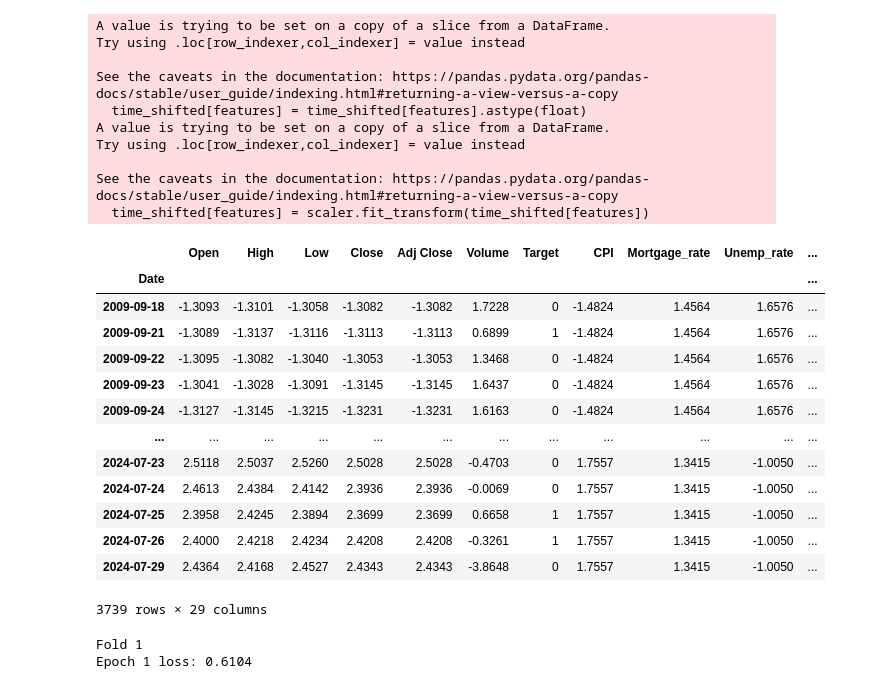
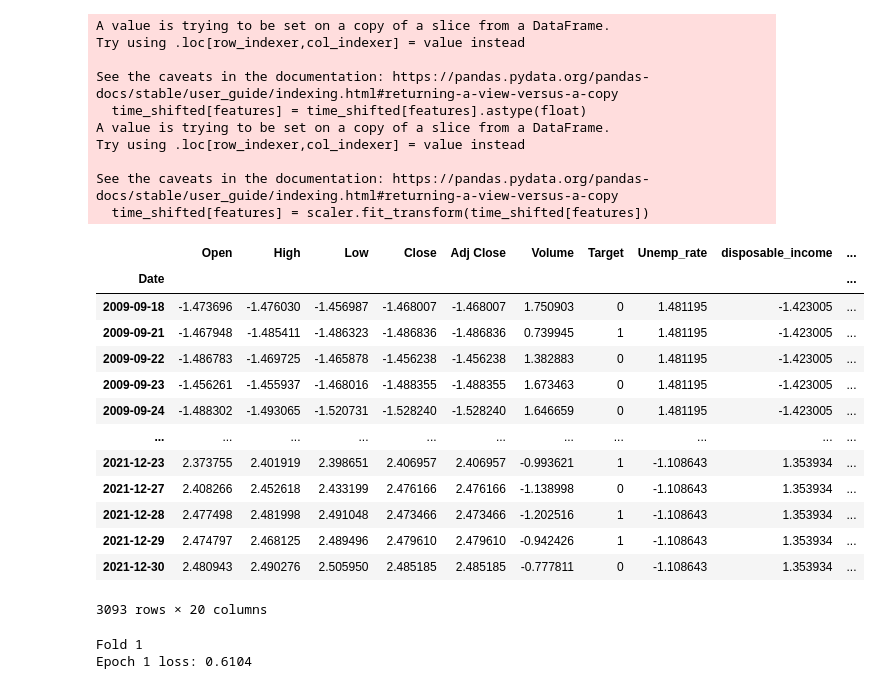
Before and after one commit to sam-tompkins/Sam-Tompkins-Public-Repository, a Jupyter notebook: irp_pipeline_nocuda_nocv.ipynb, the cells around one changed output. Saved outputs shown, nothing was run; the diff lists cells and outputs as text; code cells hidden in the pictures.

Commit message:
redoing datasets

```diff
--- a/irp_pipeline_nocuda_nocv.ipynb
+++ b/irp_pipeline_nocuda_nocv.ipynb
@@ -21,15 +21,14 @@ root.withdraw()
 def prep(dataset):
     scaler = StandardScaler()
 
-    macro_path1 = r"C:\Users\samto\Desktop\IRP DATA-20240724T195545Z-001\raw_data\IRP DATASET  - Copy of US_macroeconomics.csv"
-    macro_path2 = r"C:\Users\samto\Desktop\IRP DATA-20240724T195545Z-001\raw_data\^VIX.csv"
-    macro_path3 = r"C:\Users\samto\Desktop\IRP DATA-20240724T195545Z-001\raw_data\CORESTICKM159SFRBATL.csv"
+    macro_path1 = r"C:\Users\samto\Desktop\IRP DATA-20240724T195545Z-001\raw_data\unemployment.csv"
+    macro_path2 = r"C:\Users\samto\Desktop\IRP DATA-20240724T195545Z-001\raw_data\disposable_income.csv"
+    macro_path3 = r"C:\Users\samto\Desktop\IRP DATA-20240724T195545Z-001\raw_data\cpi.csv"
     macro_path4 = r"C:\Users\samto\Desktop\IRP DATA-20240724T195545Z-001\raw_data\FFR.csv"
-    macro_path5 = r"C:\Users\samto\Desktop\IRP DATA-20240724T195545Z-001\raw_data\GDP.csv"
-    macro_path6 = r"C:\Users\samto\Desktop\IRP DATA-20240724T195545Z-001\raw_data\VIX9D_History.csv"
-    macro_path7 = r"C:\Users\samto\Desktop\IRP DATA-20240724T195545Z-001\raw_data\GVZ_History.csv"
-    macro_path8 = r"C:\Users\samto\Desktop\IRP DATA-20240724T195545Z-001\raw_data\OVX_History.csv"
-    macro_path9 = r"C:\Users\samto\Desktop\IRP DATA-20240724T195545Z-001\raw_data\VVIX_History.csv"
+    macro_path5 = r"C:\Users\samto\Desktop\IRP DATA-20240724T195545Z-001\raw_data\mortgage.csv"
+    macro_path6 = r"C:\Users\samto\Desktop\IRP DATA-20240724T195545Z-001\raw_data\GVZ_History.csv"
+    macro_path7 = r"C:\Users\samto\Desktop\IRP DATA-20240724T195545Z-001\raw_data\OVX_History.csv"
+    macro_path8 = r"C:\Users\samto\Desktop\IRP DATA-20240724T195545Z-001\raw_data\VVIX_History.csv"
     macro_data1 = pd.read_csv(macro_path1)
     macro_data2 = pd.read_csv(macro_path2)
     macro_data3 = pd.read_csv(macro_path3)
@@ -38,14 +37,13 @@ def prep(dataset):
     macro_data6 = pd.read_csv(macro_path6)
     macro_data7 = pd.read_csv(macro_path7)
     macro_data8 = pd.read_csv(macro_path8)
-    macro_data9 = pd.read_csv(macro_path9)
 
     dataset['Date'] = pd.to_datetime(dataset['Date'], dayfirst=True)
     dataset.set_index('Date', inplace=True)
     dataset['Target'] = np.where(dataset['Close'].shift(-1) > dataset['Close'], 1, 0)
 
-    macro_data1['date'] = pd.to_datetime(macro_data1['date'], dayfirst=True)
-    macro_data1.set_index('date', inplace=True)
+    macro_data1['Date'] = pd.to_datetime(macro_data1['Date'], dayfirst=True)
+    macro_data1.set_index('Date', inplace=True)
 
     macro_data2['Date'] = pd.to_datetime(macro_data2['Date'], dayfirst=True)
     macro_data2.set_index('Date', inplace=True)
@@ -59,14 +57,15 @@ def prep(dataset):
     macro_data5['Date'] = pd.to_datetime(macro_data5['Date'], dayfirst=True)
     macro_data5.set_index('Date', inplace=True)
 
+    macro_data6['Date'] = pd.to_datetime(macro_data6['Date'])
+    macro_data6.set_index('Date', inplace=True)
+
     macro_data7['Date'] = pd.to_datetime(macro_data7['Date'], dayfirst=False)
     macro_data7.set_index('Date', inplace=True)
 
     macro_data8['Date'] = pd.to_datetime(macro_data8['Date'], dayfirst=False)
     macro_data8.set_index('Date', inplace=True)
 
-    macro_data9['Date'] = pd.to_datetime(macro_data9['Date'])
-    macro_data9.set_index('Date', inplace=True)
 
     merge_data1 = dataset.join(macro_data1, how='left').fillna(method='ffill')
     merge_data2 = merge_data1.join(macro_data2, how='left').fillna(method='ffill')
@@ -75,7 +74,7 @@ def prep(dataset):
     merge_data5 = merge_data4.join(macro_data5, how='left').fillna(method='ffill')
     merge_data7 = merge_data5.join(macro_data7, how='left').fillna(method='ffill')
     merge_data8 = merge_data7.join(macro_data8, how='left').fillna(method='ffill')
-    merge_final = merge_data8.join(macro_data9, how='left').fillna(method='ffill')
+    merge_final = merge_data8.join(macro_data6, how='left').fillna(method='ffill')
 
     merge_final['RSI (14D)'] = ta.rsi(merge_final['Close'], length=14)
     merge_final['20 Day CCI'] = ta.cci(high=merge_final['High'], low=merge_final['Low'],
@@ -88,47 +87,47 @@ def prep(dataset):
     final_dataset = merge_final.dropna()
 
     time_shifted = final_dataset#.resample('M').asfreq().dropna()
 
     features = ['Open', 'High', 'Low', 'Close', 'Adj Close', 'Volume', 'CPI',
                 'Mortgage_rate', 'Unemp_rate', 'disposable_income','GVZ', 'OVX', 'VVIX',
                 'RSI (14D)', '20 Day CCI', 'Williams %R', 'EMA (5D)', 'MA50', 'FFR']
 
     time_shifted[features] = time_shifted[features].astype(float)
     time_shifted[features] = scaler.fit_transform(time_shifted[features])
 
     return time_shifted, scaler
 
 # get dataset
 file_path = filedialog.askopenfilename(parent=root, title="Select A File")
 ticker = pd.read_csv(file_path)
 ticker, scaler = prep(ticker)
 
 ticker
 # %% [output]
 A value is trying to be set on a copy of a slice from a DataFrame.
 Try using .loc[row_indexer,col_indexer] = value instead
 
 See the caveats in the documentation: https://pandas.pydata.org/pandas-docs/stable/user_guide/indexing.html#returning-a-view-versus-a-copy
   time_shifted[features] = time_shifted[features].astype(float)
 A value is trying to be set on a copy of a slice from a DataFrame.
 Try using .loc[row_indexer,col_indexer] = value instead
 
 See the caveats in the documentation: https://pandas.pydata.org/pandas-docs/stable/user_guide/indexing.html#returning-a-view-versus-a-copy
   time_shifted[features] = scaler.fit_transform(time_shifted[features])
-|  | Open | High | Low | Close | Adj Close | Volume | Target | CPI | Mortgage_rate | Unemp_rate | ... |
-| Date |  |  |  |  |  |  |  |  |  |  | ... |
-| 2009-09-18 | -1.3093 | -1.3101 | -1.3058 | -1.3082 | -1.3082 | 1.7228 | 0 | -1.4824 | 1.4564 | 1.6576 | ... |
-| 2009-09-21 | -1.3089 | -1.3137 | -1.3116 | -1.3113 | -1.3113 | 0.6899 | 1 | -1.4824 | 1.4564 | 1.6576 | ... |
-| 2009-09-22 | -1.3095 | -1.3082 | -1.3040 | -1.3053 | -1.3053 | 1.3468 | 0 | -1.4824 | 1.4564 | 1.6576 | ... |
-| 2009-09-23 | -1.3041 | -1.3028 | -1.3091 | -1.3145 | -1.3145 | 1.6437 | 0 | -1.4824 | 1.4564 | 1.6576 | ... |
-| 2009-09-24 | -1.3127 | -1.3145 | -1.3215 | -1.3231 | -1.3231 | 1.6163 | 0 | -1.4824 | 1.4564 | 1.6576 | ... |
-| ... | ... | ... | ... | ... | ... | ... | ... | ... | ... | ... | ... |
-| 2024-07-23 | 2.5118 | 2.5037 | 2.5260 | 2.5028 | 2.5028 | -0.4703 | 0 | 1.7557 | 1.3415 | -1.0050 | ... |
-| 2024-07-24 | 2.4613 | 2.4384 | 2.4142 | 2.3936 | 2.3936 | -0.0069 | 0 | 1.7557 | 1.3415 | -1.0050 | ... |
-| 2024-07-25 | 2.3958 | 2.4245 | 2.3894 | 2.3699 | 2.3699 | 0.6658 | 1 | 1.7557 | 1.3415 | -1.0050 | ... |
-| 2024-07-26 | 2.4000 | 2.4218 | 2.4234 | 2.4208 | 2.4208 | -0.3261 | 1 | 1.7557 | 1.3415 | -1.0050 | ... |
-| 2024-07-29 | 2.4364 | 2.4168 | 2.4527 | 2.4343 | 2.4343 | -3.8648 | 0 | 1.7557 | 1.3415 | -1.0050 | ... |
+|  | Open | High | Low | Close | Adj Close | Volume | Target | Unemp_rate | disposable_income | ... |
+| Date |  |  |  |  |  |  |  |  |  | ... |
+| 2009-09-18 | -1.473696 | -1.476030 | -1.456987 | -1.468007 | -1.468007 | 1.750903 | 0 | 1.481195 | -1.423005 | ... |
+| 2009-09-21 | -1.467948 | -1.485411 | -1.486323 | -1.486836 | -1.486836 | 0.739945 | 1 | 1.481195 | -1.423005 | ... |
+| 2009-09-22 | -1.486783 | -1.469725 | -1.465878 | -1.456238 | -1.456238 | 1.382883 | 0 | 1.481195 | -1.423005 | ... |
+| 2009-09-23 | -1.456261 | -1.455937 | -1.468016 | -1.488355 | -1.488355 | 1.673463 | 0 | 1.481195 | -1.423005 | ... |
+| 2009-09-24 | -1.488302 | -1.493065 | -1.520731 | -1.528240 | -1.528240 | 1.646659 | 0 | 1.481195 | -1.423005 | ... |
+| ... | ... | ... | ... | ... | ... | ... | ... | ... | ... | ... |
+| 2021-12-23 | 2.373755 | 2.401919 | 2.398651 | 2.406957 | 2.406957 | -0.993621 | 1 | -1.108643 | 1.353934 | ... |
+| 2021-12-27 | 2.408266 | 2.452618 | 2.433199 | 2.476166 | 2.476166 | -1.138998 | 0 | -1.108643 | 1.353934 | ... |
+| 2021-12-28 | 2.477498 | 2.481998 | 2.491048 | 2.473466 | 2.473466 | -1.202516 | 1 | -1.108643 | 1.353934 | ... |
+| 2021-12-29 | 2.474797 | 2.468125 | 2.489496 | 2.479610 | 2.479610 | -0.942426 | 1 | -1.108643 | 1.353934 | ... |
+| 2021-12-30 | 2.480943 | 2.490276 | 2.505950 | 2.485185 | 2.485185 | -0.777811 | 0 | -1.108643 | 1.353934 | ... |
-3739 rows × 29 columns
+3093 rows × 20 columns
 # %%
 vif_ticker = pd.DataFrame()
 features = ticker[['Close', 'Volume', 'CPI',
```
Also changed, not shown: 1 other file.
